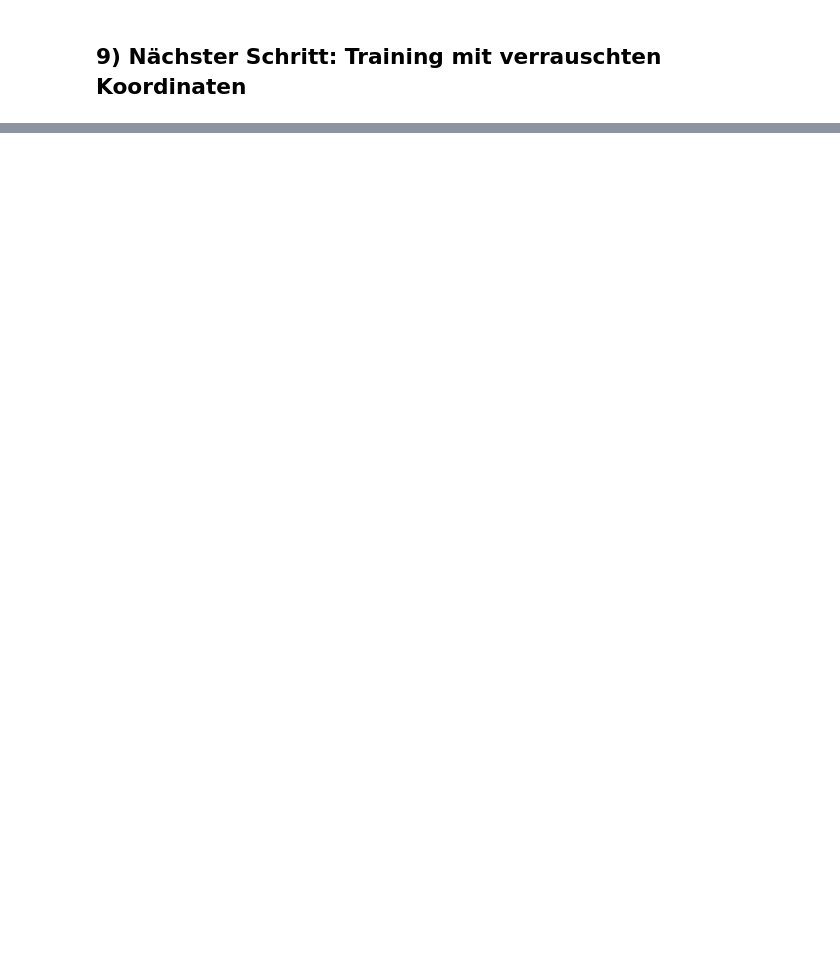
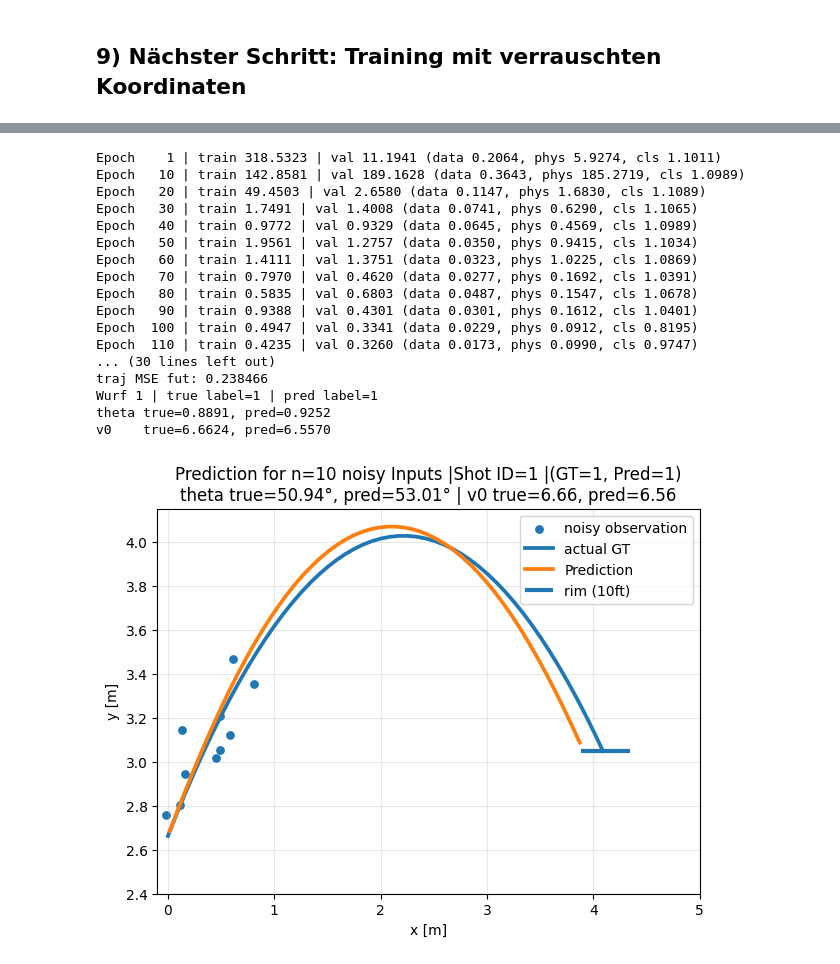
Before and after one commit to lucaa-smn/BA-Thesis, a Jupyter notebook: multitask_pinn.ipynb, the cells around one changed output, grey strips where cells are left out. Drawn from its saved outputs; the diff is of its cells as text; code cells hidden in the pictures; blank space fills up the shorter version.

```diff
--- a/multitask_pinn.ipynb
+++ b/multitask_pinn.ipynb
@@ -761,0 +1060,56 @@ v0    true=6.9453, pred=6.6652
+# %%
+train_ds_noisy = FreeThrowDataset(df, train_ids, n_obs=10, use_noisy=True)
+val_ds_noisy = FreeThrowDataset(df, val_ids, n_obs=10, use_noisy=True)
+test_ds_noisy = FreeThrowDataset(df, test_ids, n_obs=10, use_noisy=True)
+test_ds_clean = FreeThrowDataset(df, test_ids, n_obs=10, use_noisy=False)
+
+train_loader_noisy = DataLoader(
+    train_ds_noisy, batch_size=32, shuffle=True, collate_fn=collate_fn
+)
+val_loader_noisy = DataLoader(
+    val_ds_noisy, batch_size=64, shuffle=False, collate_fn=collate_fn
+)
+test_loader_noisy = DataLoader(
+    test_ds_noisy, batch_size=64, shuffle=False, collate_fn=collate_fn
+)
+
+model_noisy_10 = AmortizedPINNClassifier(num_classes=int(df["label"].nunique())).to(device)
+
+history_noisy = train_model(
+    model_noisy_10,
+    train_loader_noisy,
+    val_loader_noisy,
+    epochs=200,
+    lr=2e-3,
+    patience=25,
+    n_col=64,
+    w_data=5.0,
+    w_phys=1.0,
+    w_ic=10.0,
+    w_cls=0.01,
+)
+
+evaluate(test_loader_noisy, model_noisy_10)
+
+demo_reconstruction_noisy_vs_clean(
+    model_noisy_10, test_ds_noisy, test_ds_clean, n_obs=10, idx=0
+)
+# %% [output]
+Epoch    1 | train 318.5323 | val 11.1941 (data 0.2064, phys 5.9274, cls 1.1011)
+Epoch   10 | train 142.8581 | val 189.1628 (data 0.3643, phys 185.2719, cls 1.0989)
+Epoch   20 | train 49.4503 | val 2.6580 (data 0.1147, phys 1.6830, cls 1.1089)
+Epoch   30 | train 1.7491 | val 1.4008 (data 0.0741, phys 0.6290, cls 1.1065)
+Epoch   40 | train 0.9772 | val 0.9329 (data 0.0645, phys 0.4569, cls 1.0989)
+Epoch   50 | train 1.9561 | val 1.2757 (data 0.0350, phys 0.9415, cls 1.1034)
+Epoch   60 | train 1.4111 | val 1.3751 (data 0.0323, phys 1.0225, cls 1.0869)
+Epoch   70 | train 0.7970 | val 0.4620 (data 0.0277, phys 0.1692, cls 1.0391)
+Epoch   80 | train 0.5835 | val 0.6803 (data 0.0487, phys 0.1547, cls 1.0678)
+Epoch   90 | train 0.9388 | val 0.4301 (data 0.0301, phys 0.1612, cls 1.0401)
+Epoch  100 | train 0.4947 | val 0.3341 (data 0.0229, phys 0.0912, cls 0.8195)
+Epoch  110 | train 0.4235 | val 0.3260 (data 0.0173, phys 0.0990, cls 0.9747)
+... (30 lines left out)
+traj MSE fut: 0.238466
+Wurf 1 | true label=1 | pred label=1
+theta true=0.8891, pred=0.9252
+v0    true=6.6624, pred=6.5570
+[figure, added]
```
Also changed, not shown: parts of 12 cells of this notebook, 2 other files.
